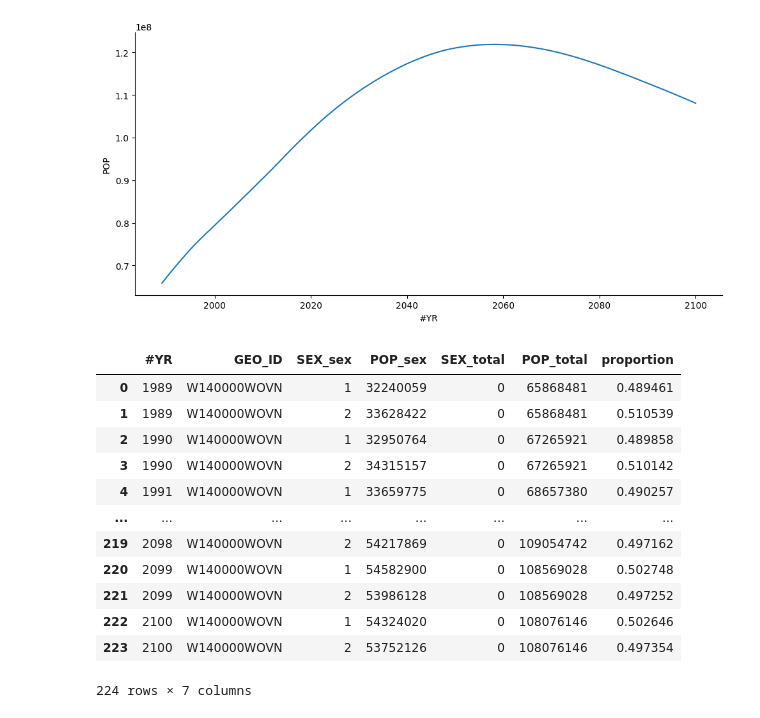
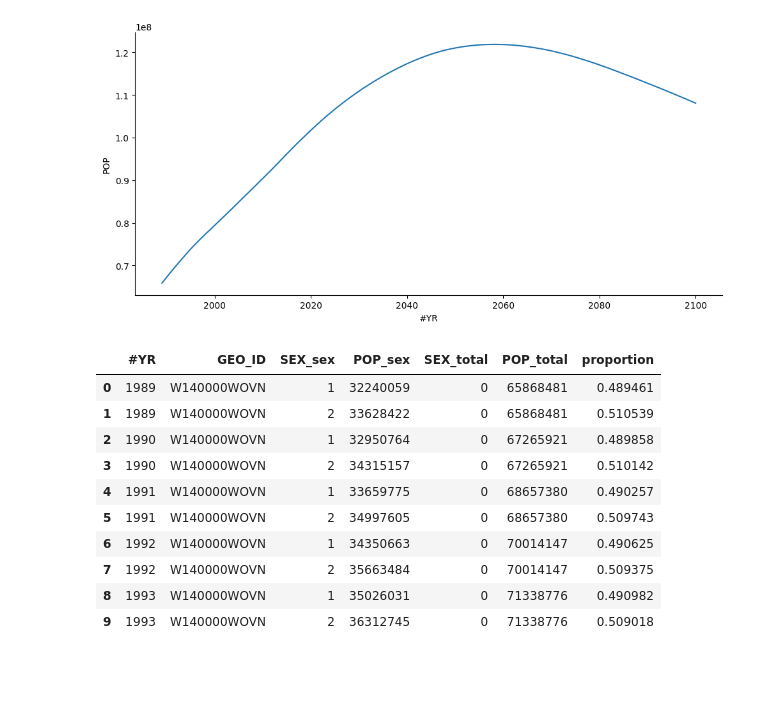
Before and after one commit to thaianle/international-database, a Jupyter notebook: idbsingleyear-python.ipynb, the cells around one changed output. Cells and saved outputs as stored; diff of their text form; code cells hidden in the pictures; blank space fills up the shorter version.

```diff
--- a/idbsingleyear-python.ipynb
+++ b/idbsingleyear-python.ipynb
@@ -211,20 +211,18 @@ sns.relplot(data = idbsingleyear_vn_0, x = '#YR', y = 'POP', kind = 'line', erro
 # %%
 # Changes in proportion of two sexes in the population (I may plot a graph soon)
 idbsingleyear_vn_sexes = idbsingleyear_vn_reset[idbsingleyear_vn_reset['SEX'] != 0]
 idbsingleyear_vn_sexes_merged = idbsingleyear_vn_sexes.merge(idbsingleyear_vn_0, on = ['#YR', 'GEO_ID'], suffixes = ('_sex', '_total'))
 idbsingleyear_vn_sexes_merged['proportion'] = idbsingleyear_vn_sexes_merged['POP_sex'] / idbsingleyear_vn_sexes_merged['POP_total']
-idbsingleyear_vn_sexes_merged
+idbsingleyear_vn_sexes_merged.head(10)
 # %% [output]
 |  | #YR | GEO_ID | SEX_sex | POP_sex | SEX_total | POP_total | proportion |
 | 0 | 1989 | W140000WOVN | 1 | 32240059 | 0 | 65868481 | 0.489461 |
 | 1 | 1989 | W140000WOVN | 2 | 33628422 | 0 | 65868481 | 0.510539 |
 | 2 | 1990 | W140000WOVN | 1 | 32950764 | 0 | 67265921 | 0.489858 |
 | 3 | 1990 | W140000WOVN | 2 | 34315157 | 0 | 67265921 | 0.510142 |
 | 4 | 1991 | W140000WOVN | 1 | 33659775 | 0 | 68657380 | 0.490257 |
-| ... | ... | ... | ... | ... | ... | ... | ... |
-| 219 | 2098 | W140000WOVN | 2 | 54217869 | 0 | 109054742 | 0.497162 |
-| 220 | 2099 | W140000WOVN | 1 | 54582900 | 0 | 108569028 | 0.502748 |
-| 221 | 2099 | W140000WOVN | 2 | 53986128 | 0 | 108569028 | 0.497252 |
-| 222 | 2100 | W140000WOVN | 1 | 54324020 | 0 | 108076146 | 0.502646 |
-| 223 | 2100 | W140000WOVN | 2 | 53752126 | 0 | 108076146 | 0.497354 |
+| 5 | 1991 | W140000WOVN | 2 | 34997605 | 0 | 68657380 | 0.509743 |
+| 6 | 1992 | W140000WOVN | 1 | 34350663 | 0 | 70014147 | 0.490625 |
+| 7 | 1992 | W140000WOVN | 2 | 35663484 | 0 | 70014147 | 0.509375 |
+| 8 | 1993 | W140000WOVN | 1 | 35026031 | 0 | 71338776 | 0.490982 |
+| 9 | 1993 | W140000WOVN | 2 | 36312745 | 0 | 71338776 | 0.509018 |
-224 rows × 7 columns
```
Also changed, not shown: parts of 1 cell of this notebook, 1 other file.
